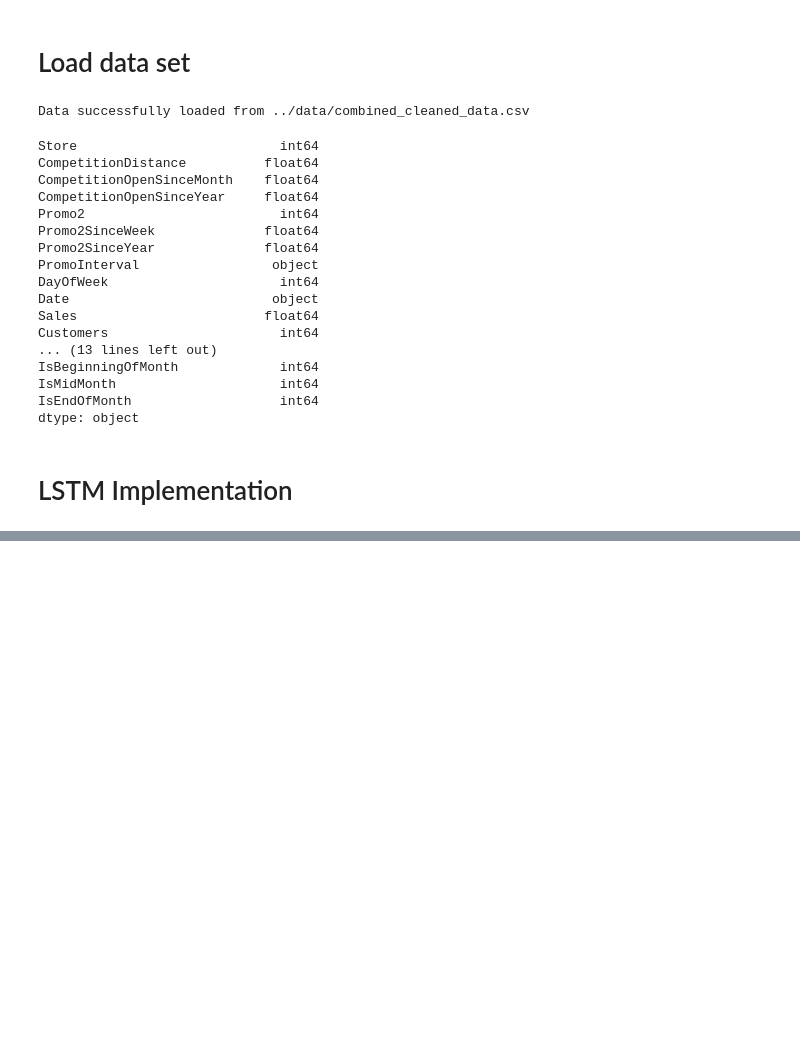
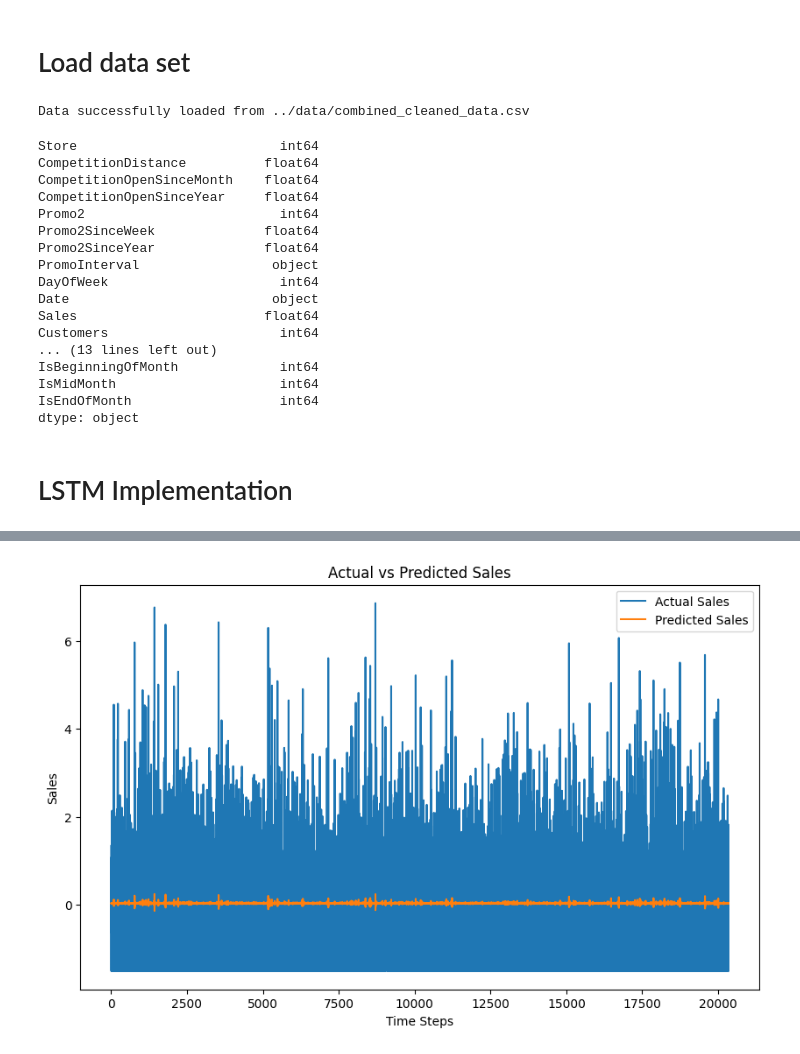
Before and after one commit to wubeabera123/Sales-Prediction-Model, a Jupyter notebook: notebooks/bld_model_deep_learning.ipynb, the cells around one changed output, grey strips where cells are left out. Cells and saved outputs as stored; diff of their text form; code cells hidden in the pictures; blank space fills up the shorter version.

```diff
--- a/notebooks/bld_model_deep_learning.ipynb
+++ b/notebooks/bld_model_deep_learning.ipynb
@@ -161,0 +62,94 @@ KeyError: "None of [Index(['PromoInterval'], dtype='object')] are in the [column
+# %%
+# Sample the data (downsample to 10% for memory efficiency)
+logging.info("Sampling the data to 10% for memory efficiency.")
+df = df.sample(frac=0.1, random_state=42)  # Use 10% of the data
+
+# Preprocess the data
+logging.info("Preprocessing the data.")
+df['Date'] = pd.to_datetime(df['Date'])
+df.set_index('Date', inplace=True)
+df = df[['Sales']].astype(np.float32)  # Convert to float32 for memory efficiency
+
+# Check if the time series data is stationary using ADF test
+logging.info("Performing ADF test to check stationarity.")
+result = adfuller(df['Sales'])
+logging.info(f'ADF Statistic: {result[0]}')
+logging.info(f'p-value: {result[1]}')
+
+# If p-value > 0.05, the series is not stationary; apply differencing
+if result[1] > 0.05:
+    logging.info("Data is not stationary. Applying differencing.")
+    df['Sales'] = df['Sales'].diff().dropna()
+else:
+    logging.info("Data is stationary. No differencing required.")
+
+# Transform the time series data into supervised learning format (sliding window)
+logging.info("Transforming the time series data into supervised learning format.")
+def create_dataset(data, time_step=1):
+    X, y = [], []
+    for i in range(len(data)-time_step-1):
+        X.append(data[i:(i + time_step), 0])
+        y.append(data[i + time_step, 0])
+    return np.array(X), np.array(y)
+
+# Scale the data between (-1, 1)
+logging.info("Scaling the data between (-1, 1).")
+scaler = MinMaxScaler(feature_range=(-1, 1))
+data_scaled = scaler.fit_transform(df['Sales'].values.reshape(-1, 1))
+
+# Create sliding window data with time_step = 5
+logging.info("Creating sliding window data with time_step=5.")
+time_step = 5
+X, y = create_dataset(data_scaled, time_step)
+
+# Reshape input to be [samples, time steps, features] for LSTM input
+X = X.reshape(X.shape[0], X.shape[1], 1)
+
+# Split the data into training and testing sets
+logging.info("Splitting the data into training and testing sets.")
+split = int(len(X) * 0.8)
+X_train, X_test = X[:split], X[split:]
+y_train, y_test = y[:split], y[split:]
+
+# Build the LSTM model
+logging.info("Building the LSTM model.")
+model = Sequential()
+model.add(LSTM(50, return_sequences=True, input_shape=(time_step, 1)))
+model.add(LSTM(50))
+model.add(Dense(1))
+
+# Compile the model
+logging.info("Compiling the model.")
+model.compile(loss='mean_squared_error', optimizer='adam')
+
+# Train the model
+logging.info("Training the model.")
+model.fit(X_train, y_train, epochs=20, batch_size=32, verbose=1)
+
+# Predict on the test set
+logging.info("Making predictions on the test set.")
+y_pred = model.predict(X_test)
+
+# Inverse transform to get the actual sales values
+logging.info("Inverse transforming to get actual sales values.")
+y_test_inv = scaler.inverse_transform(y_test.reshape(-1, 1))
+y_pred_inv = scaler.inverse_transform(y_pred)
+
+# Calculate RMSE
+logging.info("Calculating RMSE.")
+rmse = np.sqrt(mean_squared_error(y_test_inv, y_pred_inv))
+logging.info(f'Test RMSE: {rmse}')
+
+# Plot the results
+logging.info("Plotting the results.")
+plt.figure(figsize=(10,6))
+plt.plot(y_test_inv, label='Actual Sales')
+plt.plot(y_pred_inv, label='Predicted Sales')
+plt.title('Actual vs Predicted Sales')
+plt.xlabel('Time Steps')
+plt.ylabel('Sales')
+plt.legend()
+plt.show()
+
+logging.info("Process complete.")
+# %% [output]
@@ -161,0 +173 @@ KeyError: "None of [Index(['PromoInterval'], dtype='object')] are in the [column
+[figure, added]
```
Also changed, not shown: parts of 5 cells of this notebook, 6 other files.
